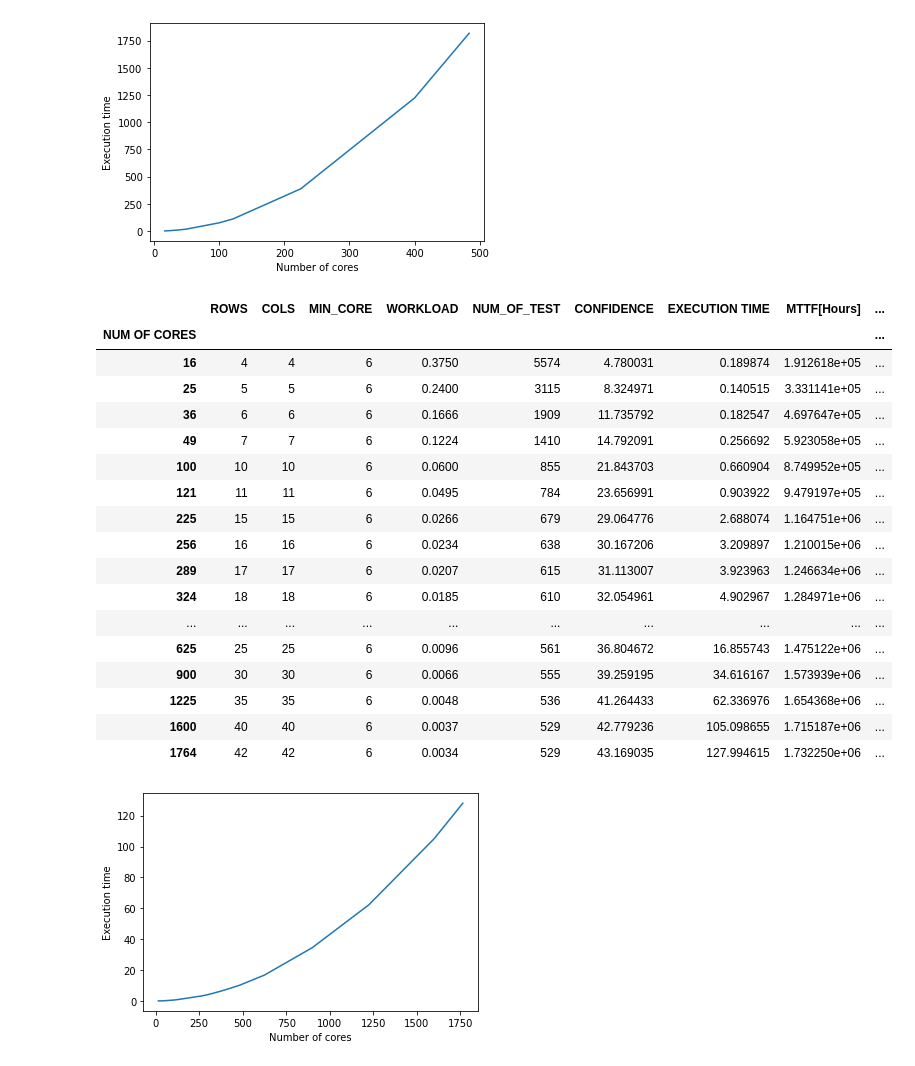
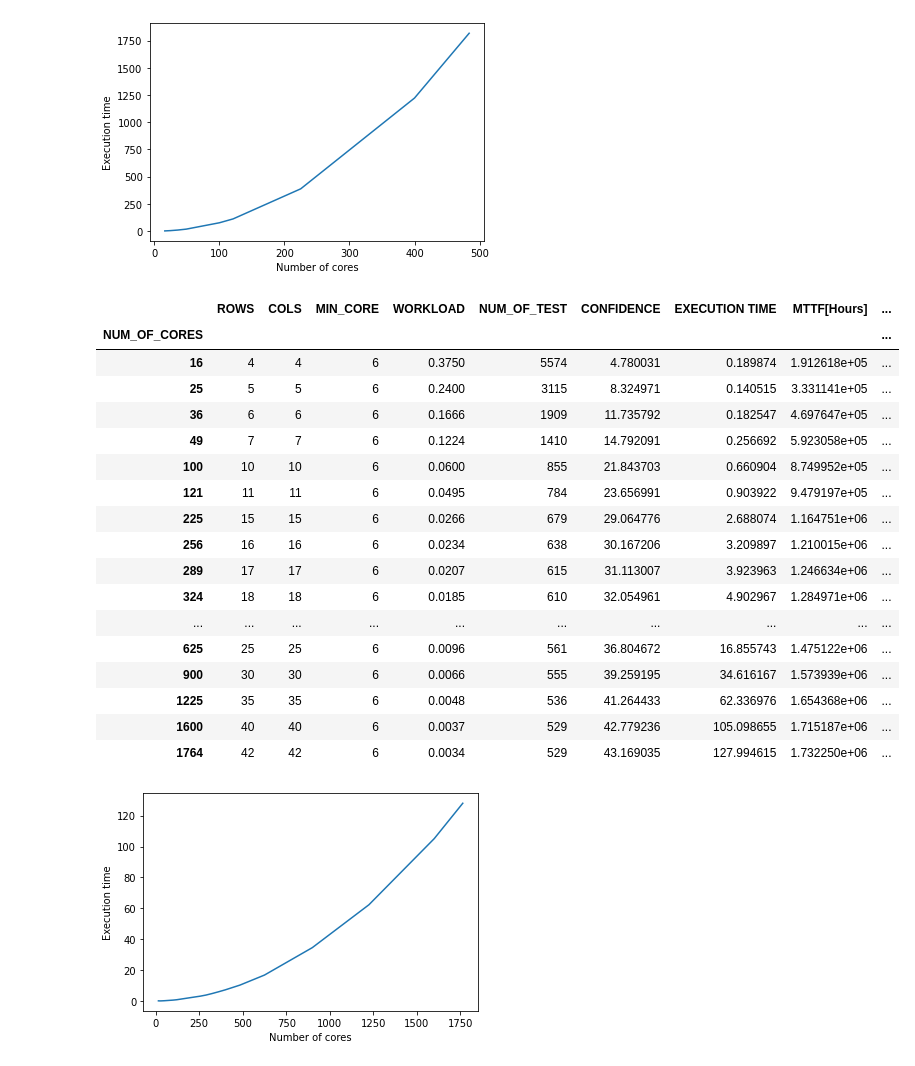
Before and after one commit to D4De/caliper-gpu, a Jupyter notebook: sequential_profile.ipynb, the cells around one changed output. Cells and saved outputs as stored; diff of their text form; code cells hidden in the pictures.

```diff
--- a/sequential_profile.ipynb
+++ b/sequential_profile.ipynb
@@ -80,11 +54,11 @@ plt.show()
 # %%
 conficende_test = pd.read_csv(statistic_confidence)
 conficende_test = pd.DataFrame(conficende_test)
-conficende_test = conficende_test.set_index("NUM OF CORES")
+conficende_test = conficende_test.set_index("NUM_OF_CORES")
 conficende_test
 # %% [output]
 |  | ROWS | COLS | MIN_CORE | WORKLOAD | NUM_OF_TEST | CONFIDENCE | EXECUTION TIME | MTTF[Hours] | ... |
-| NUM OF CORES |  |  |  |  |  |  |  |  | ... |
+| NUM_OF_CORES |  |  |  |  |  |  |  |  | ... |
 | 16 | 4 | 4 | 6 | 0.3750 | 5574 | 4.780031 | 0.189874 | 1.912618e+05 | ... |
 | 25 | 5 | 5 | 6 | 0.2400 | 3115 | 8.324971 | 0.140515 | 3.331141e+05 | ... |
 | 36 | 6 | 6 | 6 | 0.1666 | 1909 | 11.735792 | 0.182547 | 4.697647e+05 | ... |
```
Also changed, not shown: parts of 10 cells of this notebook, 12 other files.
